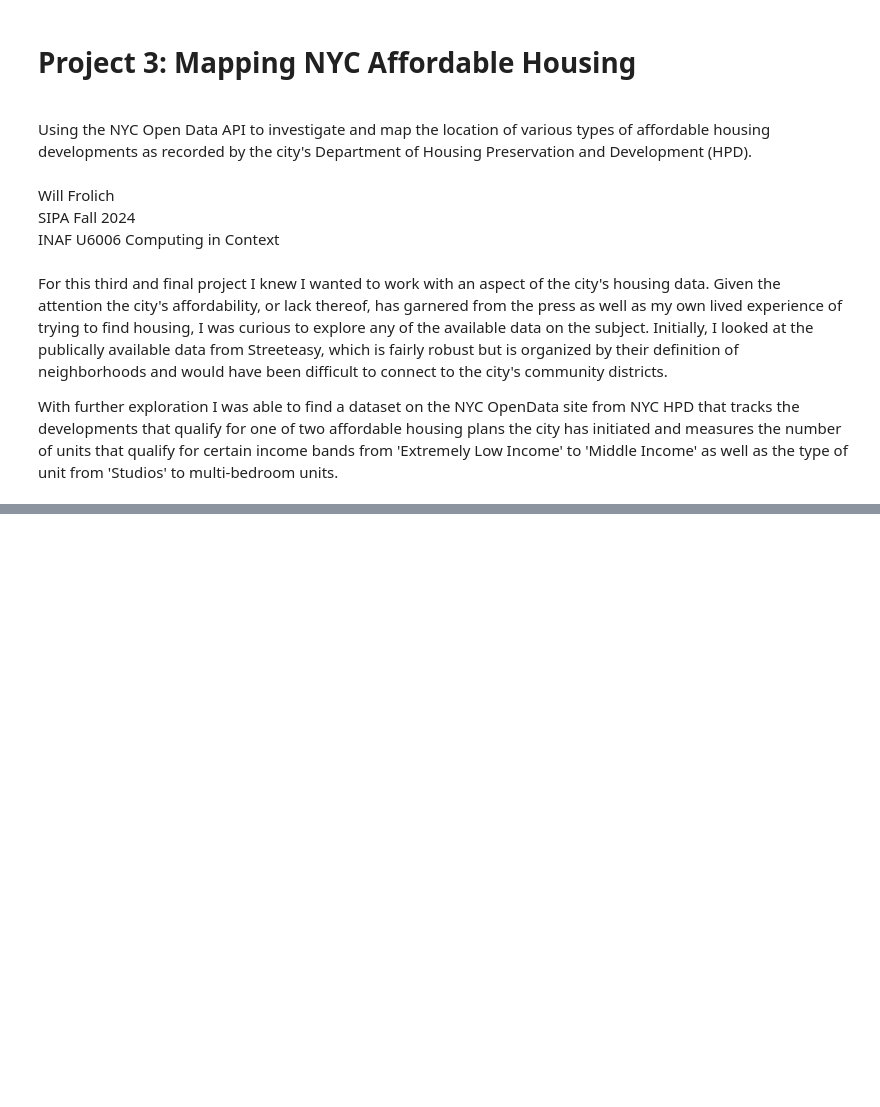
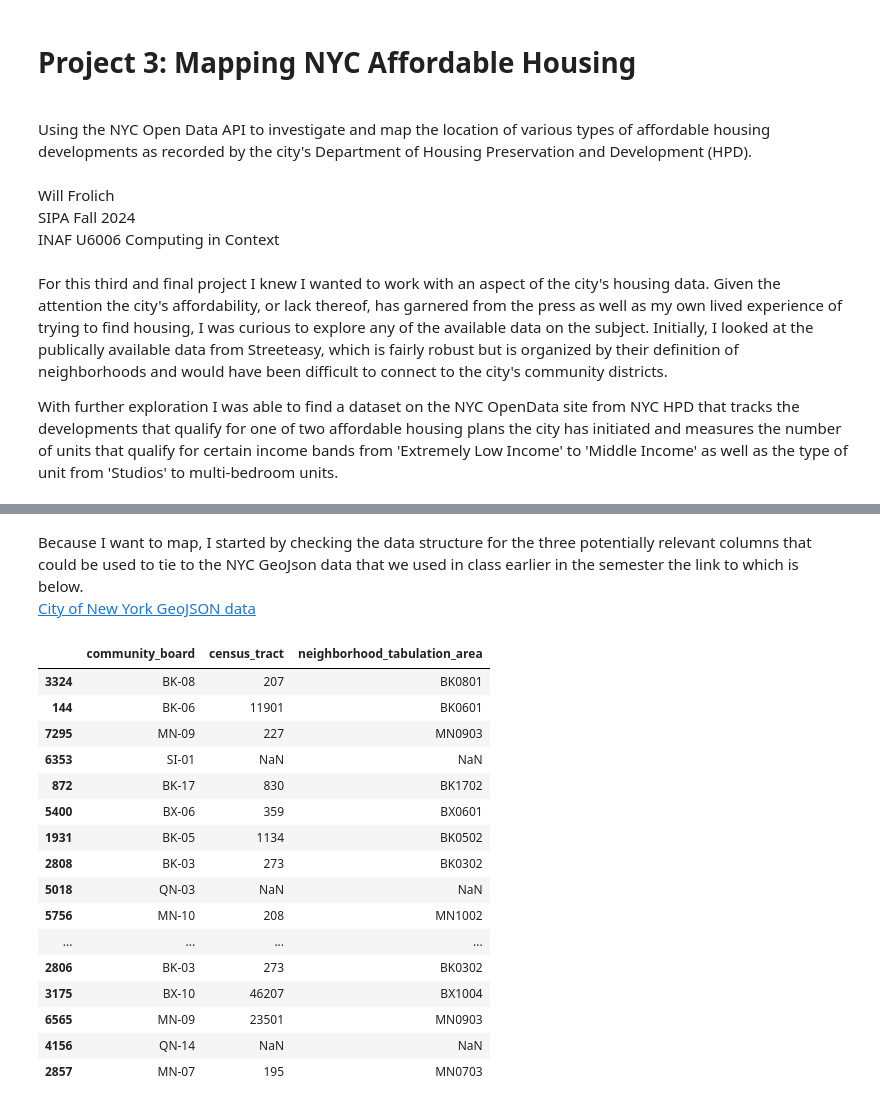
Before and after one commit to WFrolich/vs_code_computing-in-context, a Jupyter notebook: project_3.ipynb, the cells around one changed output, grey strips where cells are left out. Saved outputs shown, nothing was run; the diff lists cells and outputs as text; code cells hidden in the pictures; blank space fills up the shorter version.

```diff
--- a/project_3.ipynb
+++ b/project_3.ipynb
@@ -26,0 +125,23 @@ pio.renderers.default = "vscode+jupyterlab+notebook_connected"
+# %% [markdown]
+Because I want to map, I started by checking the data structure for the three potentially relevant columns that could be used to tie to the NYC GeoJson data that we used in class earlier in the semester the link to which is below.<br>[City of New York GeoJSON data](https://data.cityofnewyork.us/resource/jp9i-3b7y.geojson)
+# %%
+geo_df = all_results_df[['community_board','census_tract','neighborhood_tabulation_area']]
+geo_df.sample(25)
+# %% [output]
+|  | community_board | census_tract | neighborhood_tabulation_area |
+| 3324 | BK-08 | 207 | BK0801 |
+| 144 | BK-06 | 11901 | BK0601 |
+| 7295 | MN-09 | 227 | MN0903 |
+| 6353 | SI-01 | NaN | NaN |
+| 872 | BK-17 | 830 | BK1702 |
+| 5400 | BX-06 | 359 | BX0601 |
+| 1931 | BK-05 | 1134 | BK0502 |
+| 2808 | BK-03 | 273 | BK0302 |
+| 5018 | QN-03 | NaN | NaN |
+| 5756 | MN-10 | 208 | MN1002 |
+| ... | ... | ... | ... |
+| 2806 | BK-03 | 273 | BK0302 |
+| 3175 | BX-10 | 46207 | BX1004 |
+| 6565 | MN-09 | 23501 | MN0903 |
+| 4156 | QN-14 | NaN | NaN |
+| 2857 | MN-07 | 195 | MN0703 |
```
Also changed, not shown: parts of 18 cells of this notebook.
